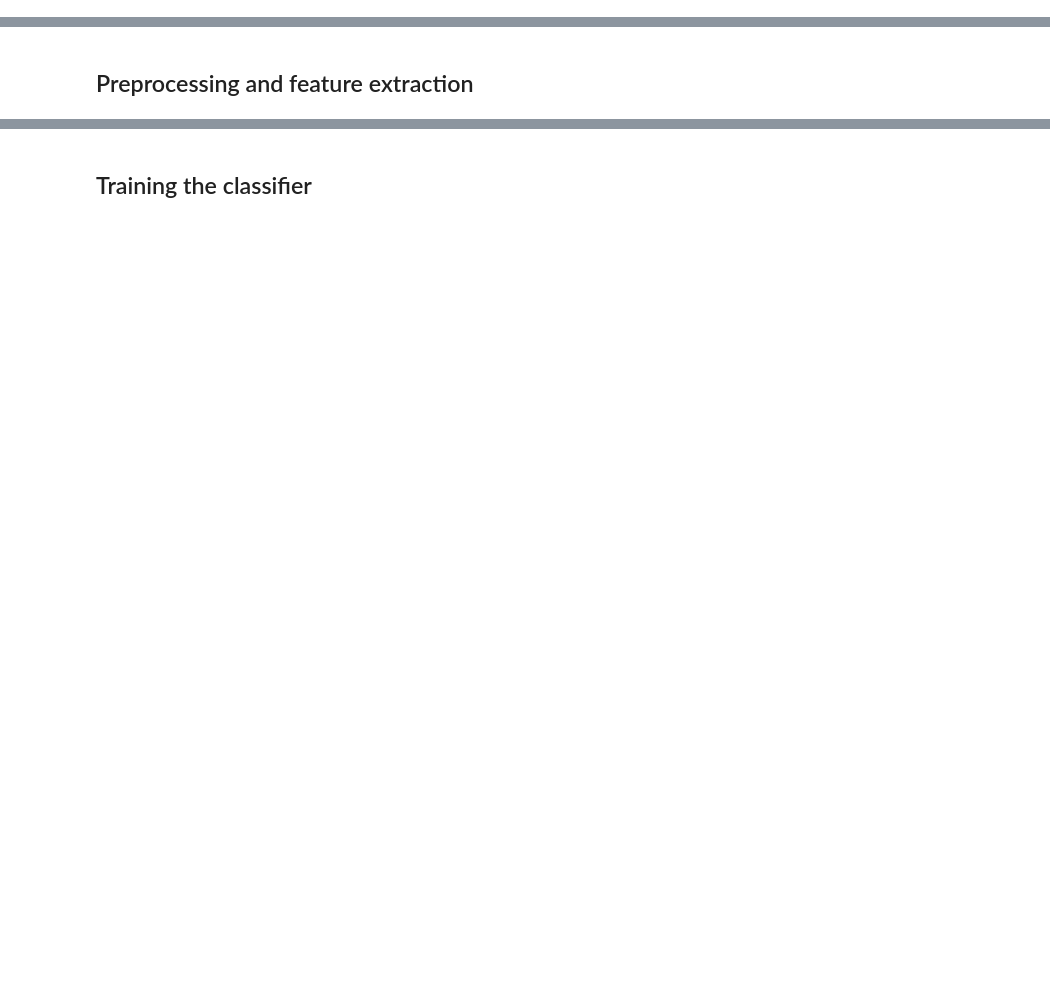
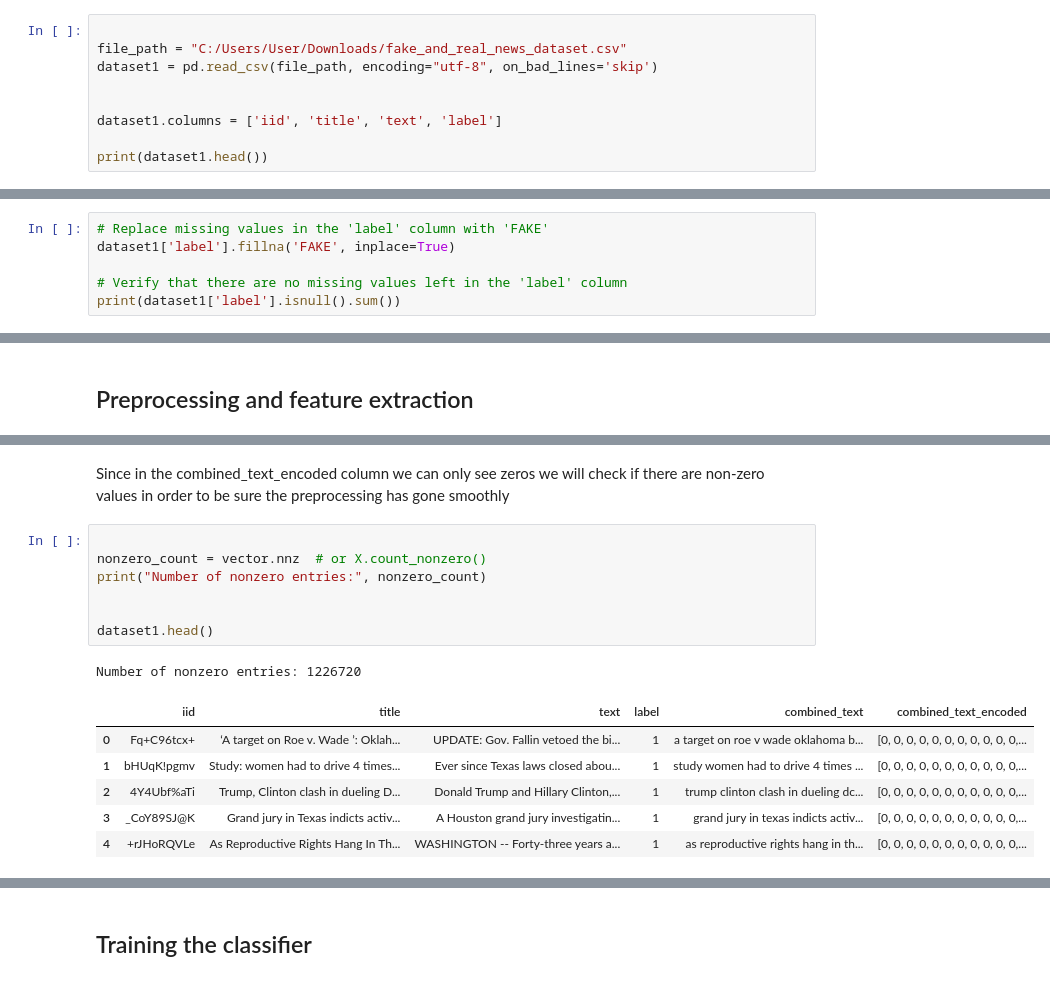
Before and after one commit to milchi03/ML_Project_3, a Jupyter notebook: classic-classifier.ipynb, the cells around one changed output, grey strips where cells are left out. Cells and saved outputs as stored; diff of their text form; blank space fills up the shorter version.

Commit message:
added preprocessing

```diff
--- a/classic-classifier.ipynb
+++ b/classic-classifier.ipynb
@@ -21,0 +27,9 @@ from sklearn.metrics import accuracy_score, classification_report
+# %%
+
+file_path = "C:/Users/User/Downloads/fake_and_real_news_dataset.csv"
+dataset1 = pd.read_csv(file_path, encoding="utf-8", on_bad_lines='skip')
+
+
+dataset1.columns = ['iid', 'title', 'text', 'label']
+
+print(dataset1.head())
@@ -21,0 +50,6 @@ from sklearn.metrics import accuracy_score, classification_report
+# %%
+# Replace missing values in the 'label' column with 'FAKE'
+dataset1['label'].fillna('FAKE', inplace=True)
+
+# Verify that there are no missing values left in the 'label' column
+print(dataset1['label'].isnull().sum())
@@ -24,3 +174,20 @@ from sklearn.metrics import accuracy_score, classification_report
+# %% [markdown]
+Since in the combined_text_encoded column we can only see zeros we will check if there are non-zero values in order to be sure the preprocessing has gone smoothly
+# %%
+
+nonzero_count = vector.nnz  # or X.count_nonzero()
+print("Number of nonzero entries:", nonzero_count)
+
+
+dataset1.head()
+# %% [output]
+Number of nonzero entries: 1226720
+|  | iid | title | text | label | combined_text | combined_text_encoded |
+| 0 | Fq+C96tcx+ | ‘A target on Roe v. Wade ’: Oklah... | UPDATE: Gov. Fallin vetoed the bi... | 1 | a target on roe v wade oklahoma b... | [0, 0, 0, 0, 0, 0, 0, 0, 0, 0, 0,... |
+| 1 | bHUqK!pgmv | Study: women had to drive 4 times... | Ever since Texas laws closed abou... | 1 | study women had to drive 4 times ... | [0, 0, 0, 0, 0, 0, 0, 0, 0, 0, 0,... |
+| 2 | 4Y4Ubf%aTi | Trump, Clinton clash in dueling D... | Donald Trump and Hillary Clinton,... | 1 | trump clinton clash in dueling dc... | [0, 0, 0, 0, 0, 0, 0, 0, 0, 0, 0,... |
+| 3 | _CoY89SJ@K | Grand jury in Texas indicts activ... | A Houston grand jury investigatin... | 1 | grand jury in texas indicts activ... | [0, 0, 0, 0, 0, 0, 0, 0, 0, 0, 0,... |
+| 4 | +rJHoRQVLe | As Reproductive Rights Hang In Th... | WASHINGTON -- Forty-three years a... | 1 | as reproductive rights hang in th... | [0, 0, 0, 0, 0, 0, 0, 0, 0, 0, 0,... |
 # %%
 dataset1 = pd.DataFrame({
     'iid': ['AA101', 'BB202', 'CC303', 'DD404', 'EE505', 'FF606', 'GG707', 'HH808', 'II909', 'JJ010'],
```
Also changed, not shown: parts of 30 cells of this notebook.
